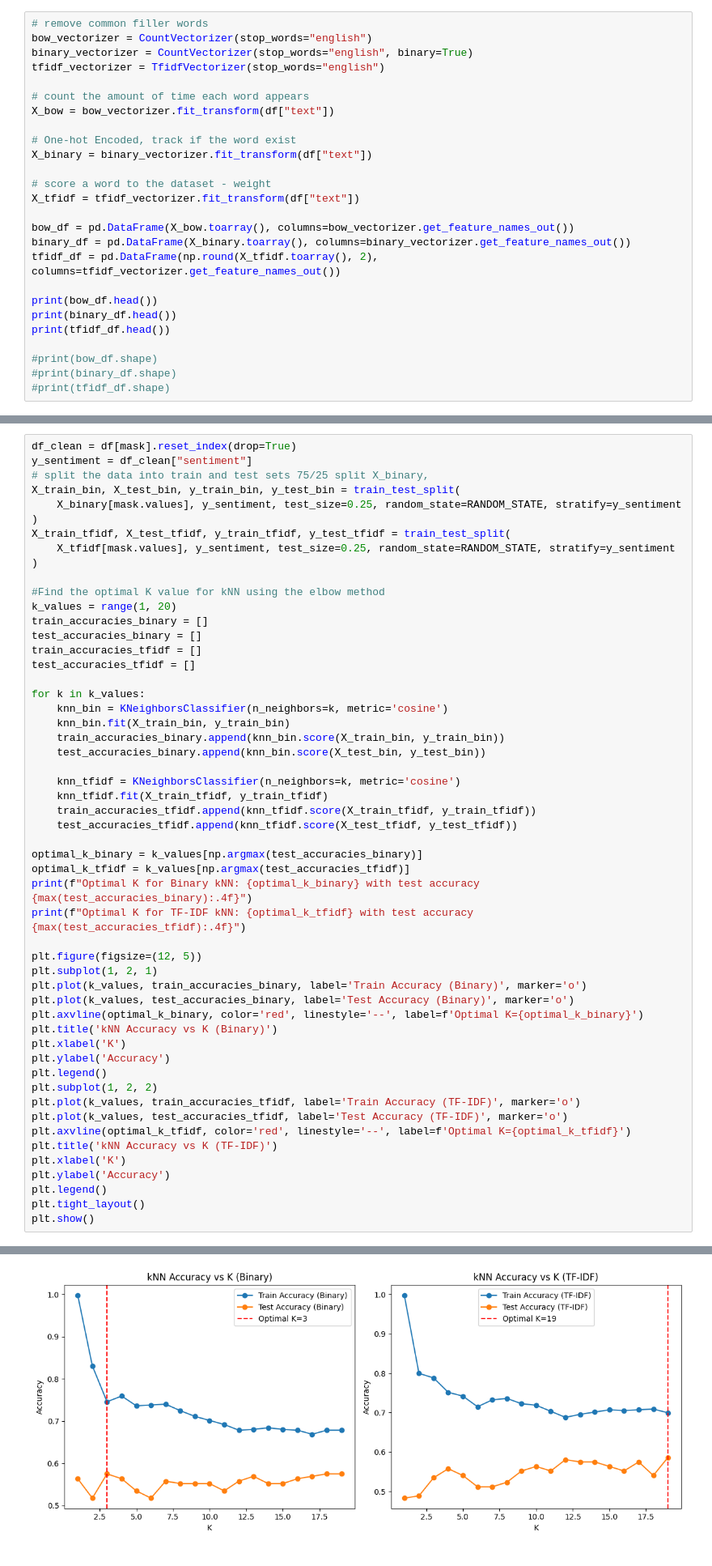
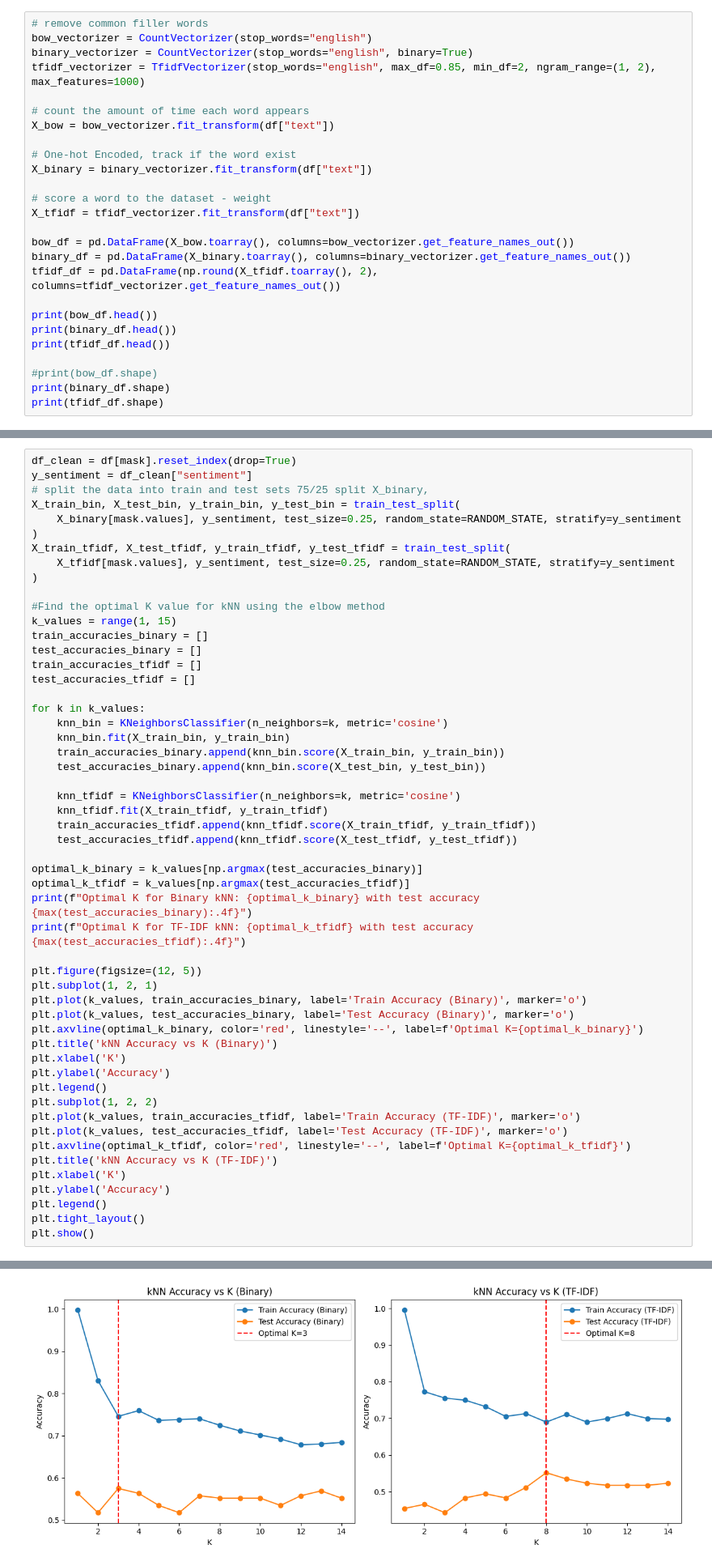
Before and after one commit to christiewong219/Team-5-CS105-Final-Project, a Jupyter notebook: Team5_CS105_Final_Project.ipynb, the cells around one changed output, grey strips where cells are left out. Shown at 81% size. Drawn from its saved outputs; the diff is of its cells as text.

```diff
--- a/Team5_CS105_Final_Project.ipynb
+++ b/Team5_CS105_Final_Project.ipynb
@@ -110,7 +110,7 @@ df.head()
 # remove common filler words
 bow_vectorizer = CountVectorizer(stop_words="english")
 binary_vectorizer = CountVectorizer(stop_words="english", binary=True)
-tfidf_vectorizer = TfidfVectorizer(stop_words="english")
+tfidf_vectorizer = TfidfVectorizer(stop_words="english", max_df=0.85, min_df=2, ngram_range=(1, 2), max_features=1000)
 
 # count the amount of time each word appears
 X_bow = bow_vectorizer.fit_transform(df["text"])
@@ -130,8 +130,8 @@ print(binary_df.head())
 print(tfidf_df.head())
 
 #print(bow_df.shape)
-#print(binary_df.shape)
-#print(tfidf_df.shape)
+print(binary_df.shape)
+print(tfidf_df.shape)
 # %% [output]
    10  10000  111  12  1990s  2026  2028  30  5150  5k  ...  year  years  \
 0   0      0    0   0      0     0     0   0     0   0  ...     0      0
@@ -473,7 +473,7 @@ X_train_tfidf, X_test_tfidf, y_train_tfidf, y_test_tfidf = train_test_split(
 )
 
 #Find the optimal K value for kNN using the elbow method
-k_values = range(1, 20)
+k_values = range(1, 15)
 train_accuracies_binary = []
 test_accuracies_binary = []
 train_accuracies_tfidf = []
@@ -520,4 +520,4 @@ Optimal K for TF-IDF kNN: 19 with test accuracy 0.5862
-[figure, old version]
+[figure, new version]
 # %%
 # Evaluate the optimal kNN models with the best K values
 knn_bin_optimal = KNeighborsClassifier(n_neighbors=optimal_k_binary, metric='cosine')
```
Also changed, not shown: parts of 9 cells of this notebook.
